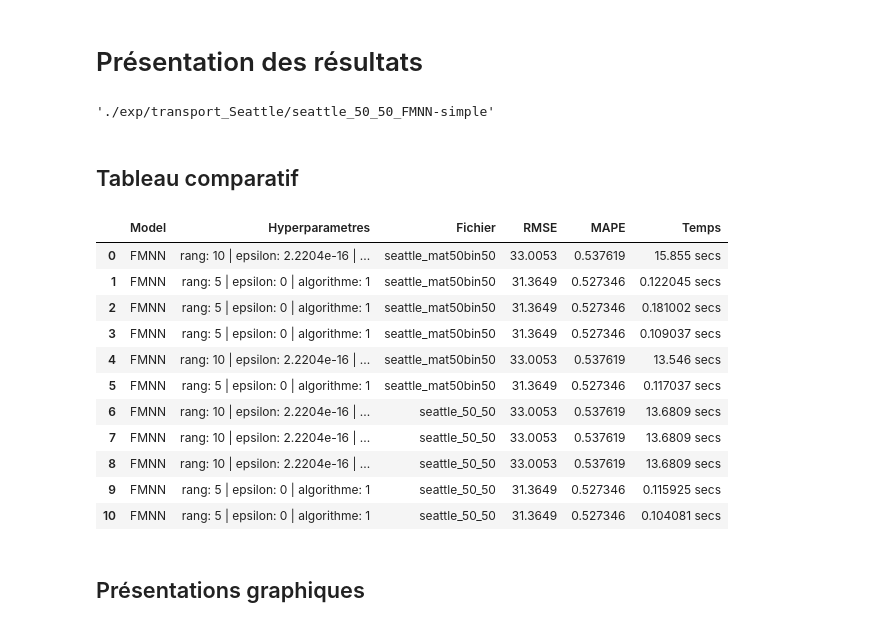
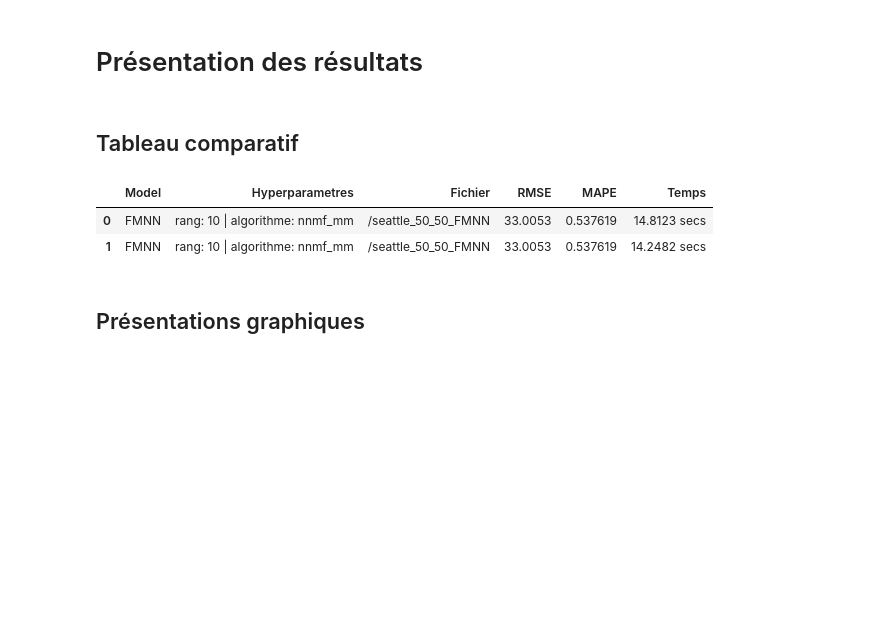
Before and after one commit to antoML/sysfac, a Jupyter notebook: 00_resultats.ipynb, the cells around one changed output. Saved outputs shown, nothing was run; the diff lists cells and outputs as text; code cells hidden in the pictures; blank space fills up the shorter version.

```diff
--- a/00_resultats.ipynb
+++ b/00_resultats.ipynb
@@ -31,47 +31,34 @@ import seaborn as sns; sns.set()
 %matplotlib inline
 # %% [markdown]
 # Présentation des résultats
-# %%
-dossier = "./exp"
-dossier_donnees = "/transport_Seattle"
-donnees = "seattle"
-format_donnees = "50"
-manquants = "50"
-methode = "FMNN"
-type_entrainement = "simple"
-
-"{:}{:}/{:}_{:}_{:}_{:}-{:}".format(dossier, dossier_donnees, donnees,
-                                   format_donnees, manquants, methode,
-                                   type_entrainement)
-# %% [output]
-'./exp/transport_Seattle/seattle_50_50_FMNN-simple'
+# %%
+## Seulement changer le fichier de base
+params = {
+    "dossier1": "exp",
+    "dossier2": "/transport_Seattle",
+    "fichier_base": "/seattle_50_50_FMNN_r10-nnmf_mm",
+    "fichier_comparatif": "/fichier_comparatif.csv"
+    }
 # %% [markdown]
 ## Tableau comparatif
 # %%
 ## À continuer
-fichier_comparatif = "/fichier_comparatif.csv"
-chemin_fcompar = "{:}{:}".format(dossier, fichier_comparatif)
+dossier = params["dossier1"]
+fichier = params["fichier_comparatif"]
 
-tableau_comparatif = pd.read_csv(chemin_fcompar,
+fichier_comparatif = "{:}{:}".format(dossier, fichier)
+
+tableau_comparatif = pd.read_csv(fichier_comparatif,
                                  header=None,
                                  usecols = [1,2,3,4,5,6],
                                  names=[
                                      "Model", "Hyperparametres",
                                      "Fichier", "RMSE", "MAPE", "Temps"
                                  ])
 tableau_comparatif
 # %% [output]
 |  | Model | Hyperparametres | Fichier | RMSE | MAPE | Temps |
-| 0 | FMNN | rang: 10 | epsilon: 2.2204e-16 | ... | seattle_mat50bin50 | 33.0053 | 0.537619 | 15.855 secs |
-| 1 | FMNN | rang: 5 | epsilon: 0 | algorithme: 1 | seattle_mat50bin50 | 31.3649 | 0.527346 | 0.122045 secs |
-| 2 | FMNN | rang: 5 | epsilon: 0 | algorithme: 1 | seattle_mat50bin50 | 31.3649 | 0.527346 | 0.181002 secs |
-| 3 | FMNN | rang: 5 | epsilon: 0 | algorithme: 1 | seattle_mat50bin50 | 31.3649 | 0.527346 | 0.109037 secs |
-| 4 | FMNN | rang: 10 | epsilon: 2.2204e-16 | ... | seattle_mat50bin50 | 33.0053 | 0.537619 | 13.546 secs |
-| 5 | FMNN | rang: 5 | epsilon: 0 | algorithme: 1 | seattle_mat50bin50 | 31.3649 | 0.527346 | 0.117037 secs |
-| 6 | FMNN | rang: 10 | epsilon: 2.2204e-16 | ... | seattle_50_50 | 33.0053 | 0.537619 | 13.6809 secs |
-| 7 | FMNN | rang: 10 | epsilon: 2.2204e-16 | ... | seattle_50_50 | 33.0053 | 0.537619 | 13.6809 secs |
-| 8 | FMNN | rang: 10 | epsilon: 2.2204e-16 | ... | seattle_50_50 | 33.0053 | 0.537619 | 13.6809 secs |
-| 9 | FMNN | rang: 5 | epsilon: 0 | algorithme: 1 | seattle_50_50 | 31.3649 | 0.527346 | 0.115925 secs |
-| 10 | FMNN | rang: 5 | epsilon: 0 | algorithme: 1 | seattle_50_50 | 31.3649 | 0.527346 | 0.104081 secs |
+| 0 | FMNN | rang: 10 | algorithme: nnmf_mm | /seattle_50_50_FMNN | 33.0053 | 0.537619 | 14.8123 secs |
+| 1 | FMNN | rang: 10 | algorithme: nnmf_mm | /seattle_50_50_FMNN | 33.0053 | 0.537619 | 14.2482 secs |
 # %% [markdown]
 ## Présentations graphiques
```
Also changed, not shown: parts of 12 cells of this notebook, 7 other files.
